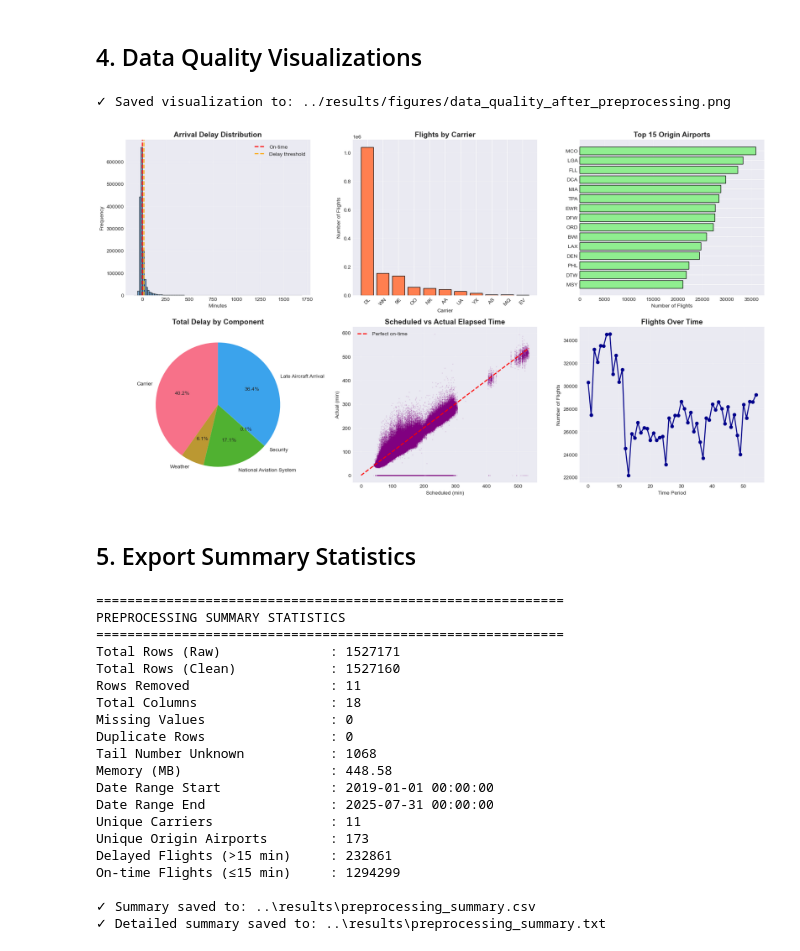
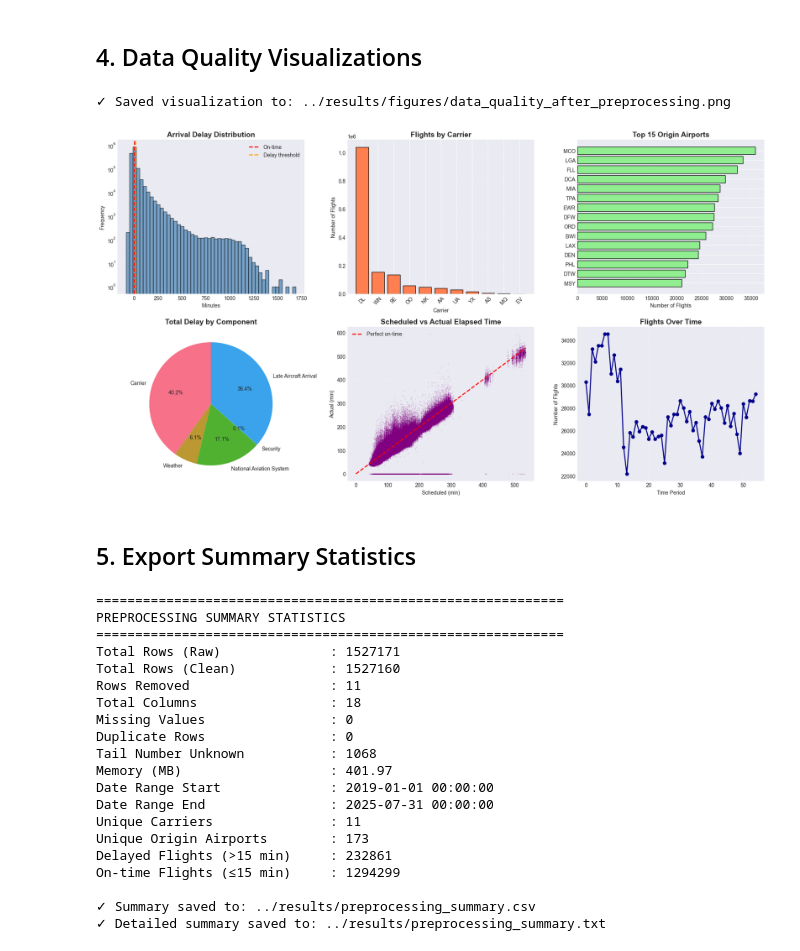
Before and after one commit to rjrichie/flight-arrival-delay-analysis-ATL, a Jupyter notebook: notebooks/02_data_preprocessing.ipynb, the cells around one changed output. Drawn from its saved outputs; the diff is of its cells as text; code cells hidden in the pictures.

```diff
--- a/notebooks/02_data_preprocessing.ipynb
+++ b/notebooks/02_data_preprocessing.ipynb
@@ -345,10 +352,12 @@ On-time flights (≤15 min): 1,294,299 (84.75%)
 fig, axes = plt.subplots(2, 3, figsize=(18, 10))
 
 # 1. Arrival Delay Distribution
-axes[0, 0].hist(df_clean['Arrival Delay (Minutes)'], bins=100, edgecolor='black', alpha=0.7, color='steelblue')
+axes[0, 0].hist(df_clean['Arrival Delay (Minutes)'], bins=50, edgecolor='black', alpha=0.7, color='steelblue')
 axes[0, 0].set_title('Arrival Delay Distribution', fontsize=14, fontweight='bold')
 axes[0, 0].set_xlabel('Minutes')
 axes[0, 0].set_ylabel('Frequency')
+# axes[0, 0].set_xlim(-100, 400)
+axes[0, 0].set_yscale('log')
 axes[0, 0].axvline(0, color='red', linestyle='--', linewidth=2, label='On-time')
 axes[0, 0].axvline(15, color='orange', linestyle='--', linewidth=2, label='Delay threshold')
 axes[0, 0].legend()
@@ -391,36 +400,36 @@ axes[1, 0].set_title('Total Delay by Component', fontsize=14, fontweight='bold')
 axes[1, 1].scatter(df_clean['Scheduled Elapsed Time (Minutes)'],
                    df_clean['Actual Elapsed Time (Minutes)'],
                    alpha=0.1, s=1, color='purple')
 axes[1, 1].plot([0, df_clean['Scheduled Elapsed Time (Minutes)'].max()],
                 [0, df_clean['Scheduled Elapsed Time (Minutes)'].max()],
                 'r--', linewidth=2, label='Perfect on-time')
 axes[1, 1].set_title('Scheduled vs Actual Elapsed Time', fontsize=14, fontweight='bold')
 axes[1, 1].set_xlabel('Scheduled (min)')
 axes[1, 1].set_ylabel('Actual (min)')
 axes[1, 1].legend()
 axes[1, 1].grid(alpha=0.3)
 
 # 6. Flights over Time
-df_clean['Date (MM/DD/YYYY)'] = pd.to_datetime(df_clean['Date (MM/DD/YYYY)'])
-df_clean['YearMonth'] = df_clean['Date (MM/DD/YYYY)'].dt.to_period('M')
+df_clean['Date (YYYY-MM-DD)'] = pd.to_datetime(df_clean['Date (YYYY-MM-DD)'])
+df_clean['YearMonth'] = df_clean['Date (YYYY-MM-DD)'].dt.to_period('M')
 monthly_counts = df_clean.groupby('YearMonth').size()
 axes[1, 2].plot(range(len(monthly_counts)), monthly_counts.values, marker='o', linewidth=2, color='darkblue')
 axes[1, 2].set_title('Flights Over Time', fontsize=14, fontweight='bold')
 axes[1, 2].set_xlabel('Time Period')
 axes[1, 2].set_ylabel('Number of Flights')
 axes[1, 2].grid(alpha=0.3)
 
 plt.tight_layout()
 
 # Save figure
 figures_dir = Path('../results/figures')
 figures_dir.mkdir(parents=True, exist_ok=True)
 plt.savefig(figures_dir / 'data_quality_after_preprocessing.png', dpi=300, bbox_inches='tight')
 print("✓ Saved visualization to: ../results/figures/data_quality_after_preprocessing.png")
 plt.show()
 # %% [output]
 ✓ Saved visualization to: ../results/figures/data_quality_after_preprocessing.png
-[figure, old version]
+[figure, new version]
 # %% [markdown]
 ## 5. Export Summary Statistics
 # %%
@@ -435,8 +444,8 @@ summary_stats = {
     'Duplicate Rows': df_clean.duplicated().sum(),
     'Tail Number Unknown': (df_clean['Tail Number'] == 'Unknown').sum(),
     'Memory (MB)': df_clean.memory_usage(deep=True).sum() / 1024**2,
-    'Date Range Start': str(df_clean['Date (MM/DD/YYYY)'].min()),
-    'Date Range End': str(df_clean['Date (MM/DD/YYYY)'].max()),
+    'Date Range Start': str(df_clean['Date (YYYY-MM-DD)'].min()),
+    'Date Range End': str(df_clean['Date (YYYY-MM-DD)'].max()),
     'Unique Carriers': df_clean['Carrier Code'].nunique(),
     'Unique Origin Airports': df_clean['Origin Airport'].nunique(),
     'Delayed Flights (>15 min)': (df_clean['Arrival Delay (Minutes)'] > 15).sum(),
@@ -481,7 +490,7 @@ DATA QUALITY:
 
 DATASET CHARACTERISTICS:
 ------------------------
-  • Date range:           {df_clean['Date (MM/DD/YYYY)'].min()} to {df_clean['Date (MM/DD/YYYY)'].max()}
+  • Date range:           {df_clean['Date (YYYY-MM-DD)'].min()} to {df_clean['Date (YYYY-MM-DD)'].max()}
   • Unique carriers:      {df_clean['Carrier Code'].nunique()}
   • Unique airports:      {df_clean['Origin Airport'].nunique()}
   • Memory usage:         {df_clean.memory_usage(deep=True).sum() / 1024**2:.2f} MB
@@ -533,7 +542,7 @@ Total Columns                 : 18
 Missing Values                : 0
 Duplicate Rows                : 0
 Tail Number Unknown           : 1068
-Memory (MB)                   : 448.58
+Memory (MB)                   : 401.97
 Date Range Start              : 2019-01-01 00:00:00
 Date Range End                : 2025-07-31 00:00:00
 Unique Carriers               : 11
@@ -541,5 +550,5 @@ Unique Origin Airports        : 173
 Delayed Flights (>15 min)     : 232861
 On-time Flights (≤15 min)     : 1294299
 
-✓ Summary saved to: ..\results\preprocessing_summary.csv
-✓ Detailed summary saved to: ..\results\preprocessing_summary.txt
+✓ Summary saved to: ../results/preprocessing_summary.csv
+✓ Detailed summary saved to: ../results/preprocessing_summary.txt
```
Also changed, not shown: parts of 5 cells of this notebook, 6 other files.
